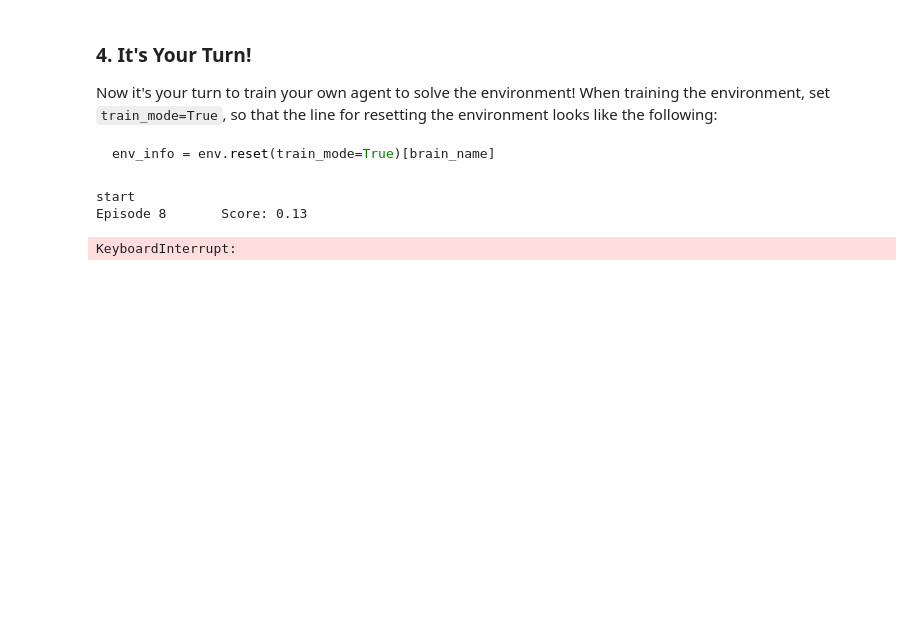
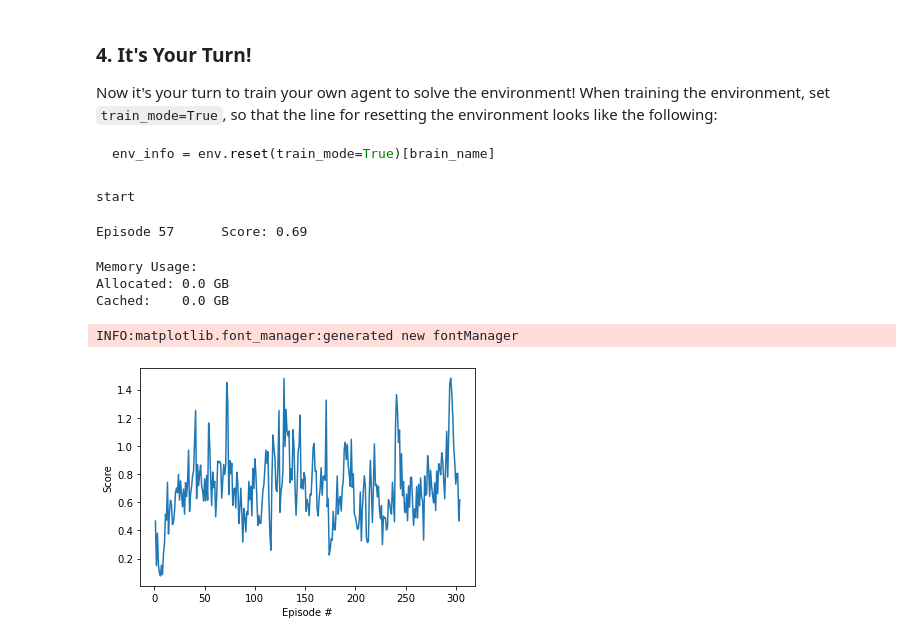
Before and after one commit to gcolmen/actor-critic-ddpg, a Jupyter notebook: Continuous_Control.ipynb, the cells around one changed output. Drawn from its saved outputs; the diff is of its cells as text; code cells hidden in the pictures; blank space fills up the shorter version.

````diff
--- a/Continuous_Control.ipynb
+++ b/Continuous_Control.ipynb
@@ -31,7 +31,7 @@ For instance, if you are using a Mac, then you downloaded `Reacher.app`.  If thi
 env = UnityEnvironment(file_name="Reacher.app")
 ```
 # %%
-env = UnityEnvironment(file_name='Reacher_Windows_x86_64/Reacher.exe')
+env = UnityEnvironment(file_name='Reacher_Windows_x86_64/Reacher.exe', base_port=63457)
 # %% [output]
 INFO:unityagents:
 'Academy' started successfully!
@@ -105,7 +105,8 @@ Of course, as part of the project, you'll have to change the code so that the ag
 # %%
 env_info = env.reset(train_mode=False)[brain_name]     # reset the environment
 states = env_info.vector_observations                  # get the current state (for each agent)
-scores = np.zeros(num_agents)                          # initialize the score (for each agent)
+scores = np.zeros(num_agents) # initialize the score (for each agent)
+i = 0
 while True:
     actions = np.random.randn(num_agents, action_size) # select an action (for each agent)
     actions = np.clip(actions, -1, 1)                  # all actions between -1 and 1
@@ -118,7 +119,9 @@ while True:
     states = next_states                               # roll over states to next time step
     print(states[0])
     print()
-    break
+    i += 1
+    if i >= 20 :
+        break
     if np.any(dones):                                  # exit loop if episode finished
         break
 print('Total score (averaged over agents) this episode: {}'.format(np.mean(scores)))
@@ -152,29 +137,27 @@ Now it's your turn to train your own agent to solve the environment!  When train
 env_info = env.reset(train_mode=True)[brain_name]
 ```
 # %%
-step_window = 1
-##DDQN Agent
-def ddpg(n_episodes=1000, max_t=500, print_every=10):
+scores = []
+
+def ddpg(n_episodes=1000, max_t=1000, print_every=100):
     scores_deque = deque(maxlen=print_every)
-    scores = []
     for i_episode in range(1, n_episodes+1):
         #print("ep:", i_episode)
         env_info = env.reset(train_mode=True)[brain_name]     # reset the environment
         states = env_info.vector_observations                  # get the current state (for each agent)
-        scores = np.zeros(num_agents)                          # initialize the score (for each agent)
+        score = np.zeros(num_agents)                          # initialize the score (for each agent)
 
         #states is an array of the states for all the 20 agents.
         agent.reset()
-        score = 0
 #         print("ep:", i_episode)
         for t in range(max_t):
             #print("t:", t)
             actions = agent.act(states)
-            env_info = env.step(actions)[brain_name] # send all actions to the environment
+            env_info = env.step(actions)[brain_name]           # send all actions to the environment
             next_states = env_info.vector_observations         # get next state (for each agent)
             rewards = env_info.rewards                         # get reward (for each agent)
             dones = env_info.local_done                        # see if episode finished
-            scores += env_info.rewards                         # update the score (for each agent)
+            score += env_info.rewards                          # update the score (for each agent)
             states = next_states                               # roll over states to next time step
             if np.any(dones):  # exit loop if episode finished
                 break
@@ -183,16 +166,25 @@ def ddpg(n_episodes=1000, max_t=500, print_every=10):
             for i in range(20) :
                 agent.step(states[i], actions[i], rewards[i], next_states[i], dones[i], True)#, t % 20 == 0)
 
-        scores = scores.mean()
-        scores_deque.append(scores)
-#         scores.append(score)
-        print('\rEpisode {}\tScore: {:.2f}'.format(i_episode, scores), end="")
-        #torch.save(agent.actor_local.state_dict(), 'checkpoint_actor.pth')
-        #torch.save(agent.critic_local.state_dict(), 'checkpoint_critic.pth')
+        score = score.mean()
+        scores_deque.append(score)
+        scores.append(score)
+
+        print('\rEpisode {}\tScore: {:.2f}'.format(i_episode, score), end="")
+
+
+        mean_sc = np.mean(scores_deque)
         if i_episode % print_every == 0:
-            print('\rEpisode {}\tAverage Score: {:.2f}'.format(i_episode, np.mean(scores_deque)))
+            print('\rEpisode {}\tAverage Score: {:.2f}'.format(i_episode, mean_sc))
+
+        if mean_sc >= 30 :
+            print('\rEnvironment solved in {} episodes, mean score: {:.2f}'.format(i_episode, mean_sc))
+            torch.save(agent.actor_local.state_dict(), 'checkpoint_actor.pth')
+            torch.save(agent.critic_local.state_dict(), 'checkpoint_critic.pth')
+            break
 
     return scores
+
 
 print("start")
 agent = Agent(state_size=state_size, action_size=action_size, random_seed=997)
@@ -209,5 +201,4 @@ plt.show()
 """
 # %% [output]
 start
-Episode 8       Score: 0.13
-KeyboardInterrupt:
+Episode 57      Score: 0.69
@@ -213,0 +228,20 @@ KeyboardInterrupt:
+# %%
+print('Memory Usage:')
+print('Allocated:', round(torch.cuda.memory_allocated(0) / 1024 ** 3, 1), 'GB')
+print('Cached:   ', round(torch.cuda.memory_cached(0) / 1024 ** 3, 1), 'GB')
+# %% [output]
+Memory Usage:
+Allocated: 0.0 GB
+Cached:    0.0 GB
+# %%
+import matplotlib.pyplot as plt
+
+fig = plt.figure()
+ax = fig.add_subplot(111)
+plt.plot(np.arange(1, len(scores)+1), scores)
+plt.ylabel('Score')
+plt.xlabel('Episode #')
+plt.show()
+# %% [output]
+INFO:matplotlib.font_manager:generated new fontManager
+[figure, added]
````
Also changed, not shown: parts of 3 cells of this notebook, 2 other files.
